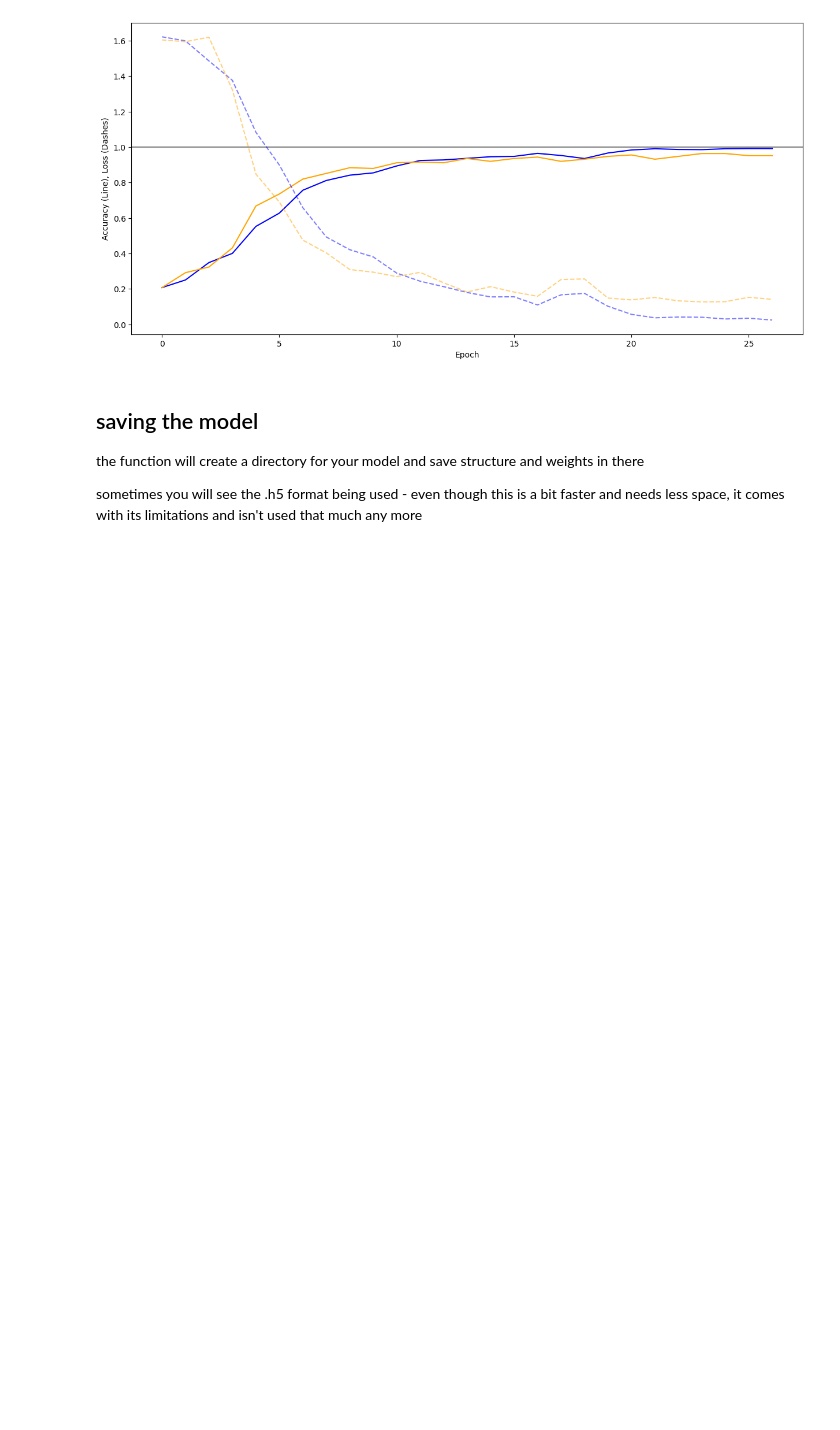
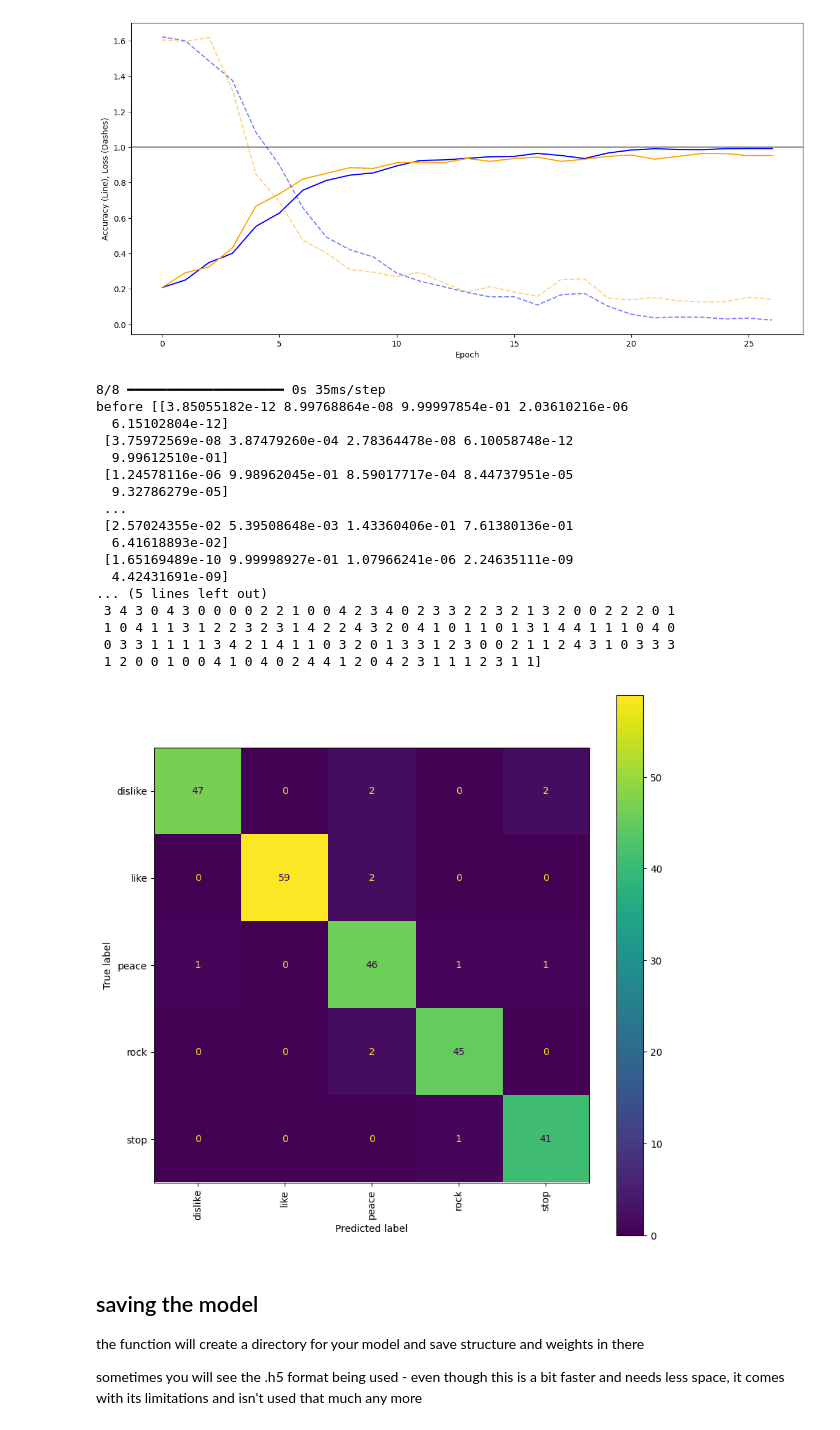
Before and after one commit to ITT-26/assignment-05-cnn-Alphazerfall, a Jupyter notebook: 03-camera-app/exercise3.ipynb, the cells around one changed output. Saved outputs shown, nothing was run; the diff lists cells and outputs as text; code cells hidden in the pictures; blank space fills up the shorter version.

```diff
--- a/03-camera-app/exercise3.ipynb
+++ b/03-camera-app/exercise3.ipynb
@@ -284,6 +284,47 @@ plt.plot(val_loss, '--', color='orange', alpha=0.5)
 # %% [output]
 [<matplotlib.lines.Line2D at 0x...>]
 [figure]
+# %%
+# let the model make predictions for our training data
+y_predictions = model.predict(X_test)
+
+# we get a 2D numpy array with probabilities for each category
+print('before', y_predictions)
+
+# to build a confusion matrix, we have to convert it to classifications
+# this can be done by using the argmax() function to set the probability to 1 and the rest to 0
+y_predictions = np.argmax(y_predictions, axis=1)
+
+print('probabilities', y_predictions)
+
+# create and plot confusion matrix
+conf_matrix = confusion_matrix(y_test, y_predictions)
+
+fig = plt.figure(figsize=(10, 10))
+
+ConfusionMatrixDisplay(conf_matrix, display_labels=label_names).plot(ax=plt.gca())
+
+plt.xticks(rotation=90, ha='center')
+pass
+# %% [output]
+8/8 ━━━━━━━━━━━━━━━━━━━━ 0s 35ms/step
+before [[3.85055182e-12 8.99768864e-08 9.99997854e-01 2.03610216e-06
+  6.15102804e-12]
+ [3.75972569e-08 3.87479260e-04 2.78364478e-08 6.10058748e-12
+  9.99612510e-01]
+ [1.24578116e-06 9.98962045e-01 8.59017717e-04 8.44737951e-05
+  9.32786279e-05]
+ ...
+ [2.57024355e-02 5.39508648e-03 1.43360406e-01 7.61380136e-01
+  6.41618893e-02]
+ [1.65169489e-10 9.99998927e-01 1.07966241e-06 2.24635111e-09
+  4.42431691e-09]
+... (5 lines left out)
+ 3 4 3 0 4 3 0 0 0 0 2 2 1 0 0 4 2 3 4 0 2 3 3 2 2 3 2 1 3 2 0 0 2 2 2 0 1
+ 1 0 4 1 1 3 1 2 2 3 2 3 1 4 2 2 4 3 2 0 4 1 0 1 1 0 1 3 1 4 4 1 1 1 0 4 0
+ 0 3 3 1 1 1 1 3 4 2 1 4 1 1 0 3 2 0 1 3 3 1 2 3 0 0 2 1 1 2 4 3 1 0 3 3 3
+ 1 2 0 0 1 0 0 4 1 0 4 0 2 4 4 1 2 0 4 2 3 1 1 1 2 3 1 1]
+[figure, added]
 # %% [markdown]
 ## saving the model
 
```
Also changed, not shown: 1 other file.
